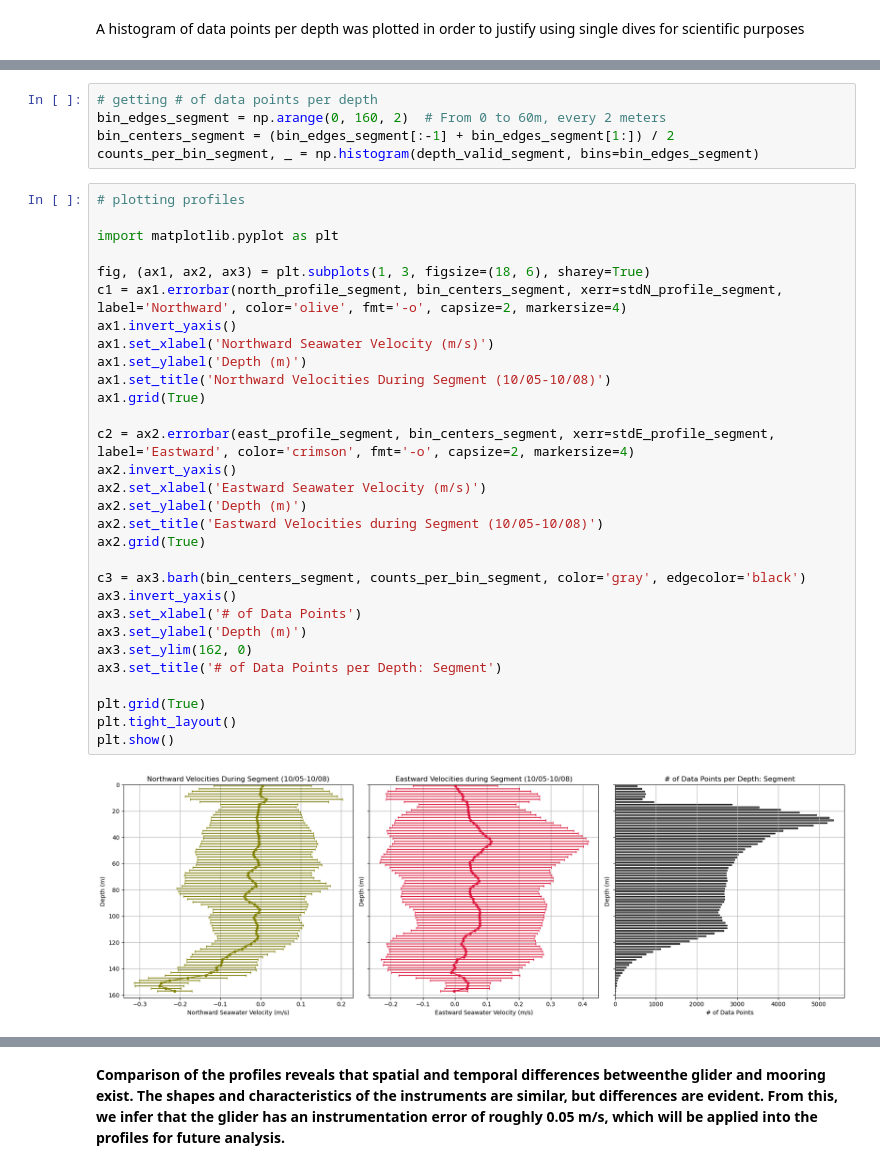
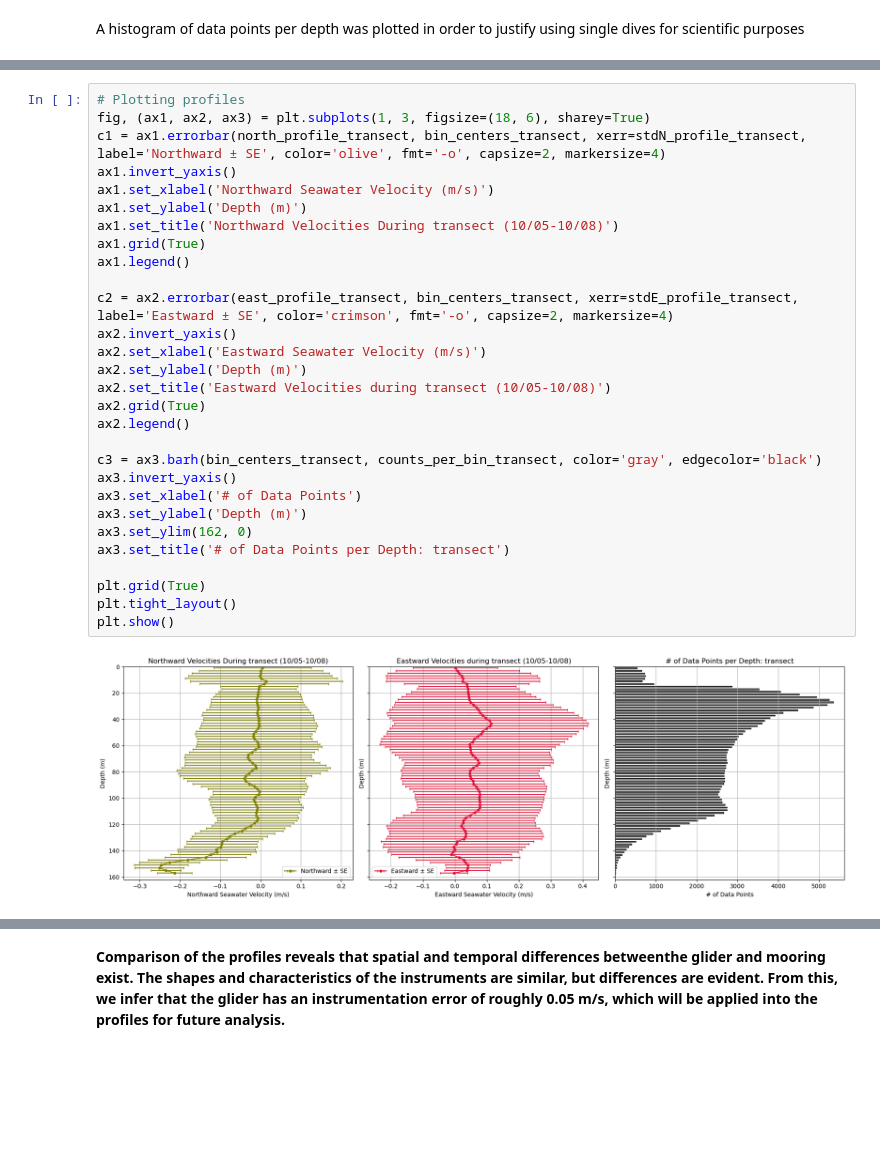
Before and after one commit to WHOIGit/ooicgsn_glider_dvl, a Jupyter notebook: notebooks/3-Data-analysis.ipynb, the cells around one changed output, grey strips where cells are left out. Cells and saved outputs as stored; diff of their text form; blank space fills up the shorter version.

```diff
--- a/notebooks/3-Data-analysis.ipynb
+++ b/notebooks/3-Data-analysis.ipynb
@@ -554,40 +560,34 @@ stdN_profile_segment = std_north_segment.values
-# %%
-# getting # of data points per depth
-bin_edges_segment = np.arange(0, 160, 2)  # From 0 to 60m, every 2 meters
-bin_centers_segment = (bin_edges_segment[:-1] + bin_edges_segment[1:]) / 2
-counts_per_bin_segment, _ = np.histogram(depth_valid_segment, bins=bin_edges_segment)
 # %%
-# plotting profiles
-
-import matplotlib.pyplot as plt
-
+# Plotting profiles
 fig, (ax1, ax2, ax3) = plt.subplots(1, 3, figsize=(18, 6), sharey=True)
-c1 = ax1.errorbar(north_profile_segment, bin_centers_segment, xerr=stdN_profile_segment, label='Northward', color='olive', fmt='-o', capsize=2, markersize=4)
+c1 = ax1.errorbar(north_profile_transect, bin_centers_transect, xerr=stdN_profile_transect, label='Northward ± SE', color='olive', fmt='-o', capsize=2, markersize=4)
 ax1.invert_yaxis()
 ax1.set_xlabel('Northward Seawater Velocity (m/s)')
 ax1.set_ylabel('Depth (m)')
-ax1.set_title('Northward Velocities During Segment (10/05-10/08)')
+ax1.set_title('Northward Velocities During transect (10/05-10/08)')
 ax1.grid(True)
+ax1.legend()
 
-c2 = ax2.errorbar(east_profile_segment, bin_centers_segment, xerr=stdE_profile_segment, label='Eastward', color='crimson', fmt='-o', capsize=2, markersize=4)
+c2 = ax2.errorbar(east_profile_transect, bin_centers_transect, xerr=stdE_profile_transect, label='Eastward ± SE', color='crimson', fmt='-o', capsize=2, markersize=4)
 ax2.invert_yaxis()
 ax2.set_xlabel('Eastward Seawater Velocity (m/s)')
 ax2.set_ylabel('Depth (m)')
-ax2.set_title('Eastward Velocities during Segment (10/05-10/08)')
+ax2.set_title('Eastward Velocities during transect (10/05-10/08)')
 ax2.grid(True)
+ax2.legend()
 
-c3 = ax3.barh(bin_centers_segment, counts_per_bin_segment, color='gray', edgecolor='black')
+c3 = ax3.barh(bin_centers_transect, counts_per_bin_transect, color='gray', edgecolor='black')
 ax3.invert_yaxis()
 ax3.set_xlabel('# of Data Points')
 ax3.set_ylabel('Depth (m)')
 ax3.set_ylim(162, 0)
-ax3.set_title('# of Data Points per Depth: Segment')
+ax3.set_title('# of Data Points per Depth: transect')
 
 plt.grid(True)
 plt.tight_layout()
 plt.show()
 # %% [output]
-[figure, old version]
+[figure, new version]
 # %% [markdown]
 ## *Comparing Glider Profiles to Mooring Profiles*
 In order to validate our glider velocity profiles, we need to compare them to the nearest mooring.
```
Also changed, not shown: parts of 42 cells of this notebook.
